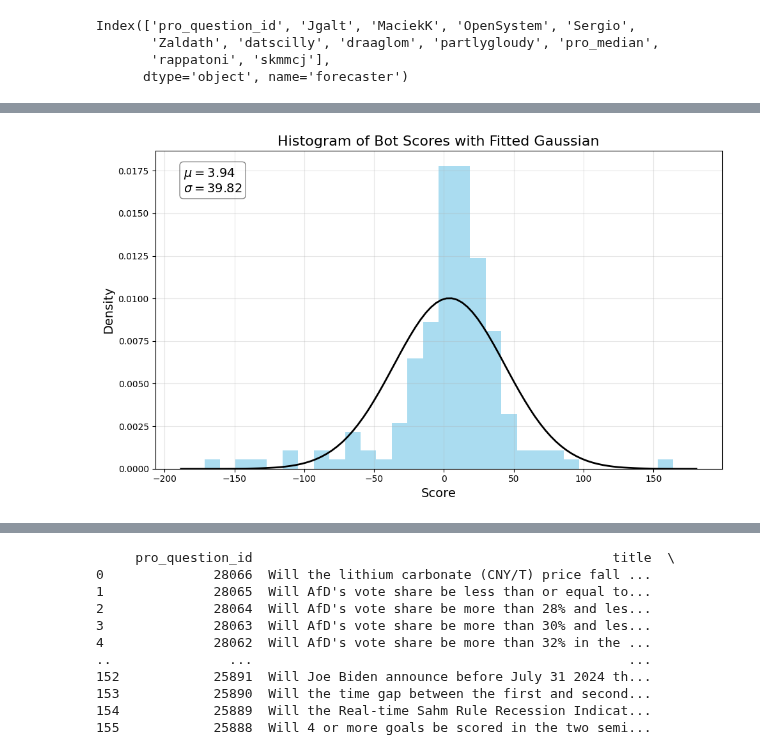
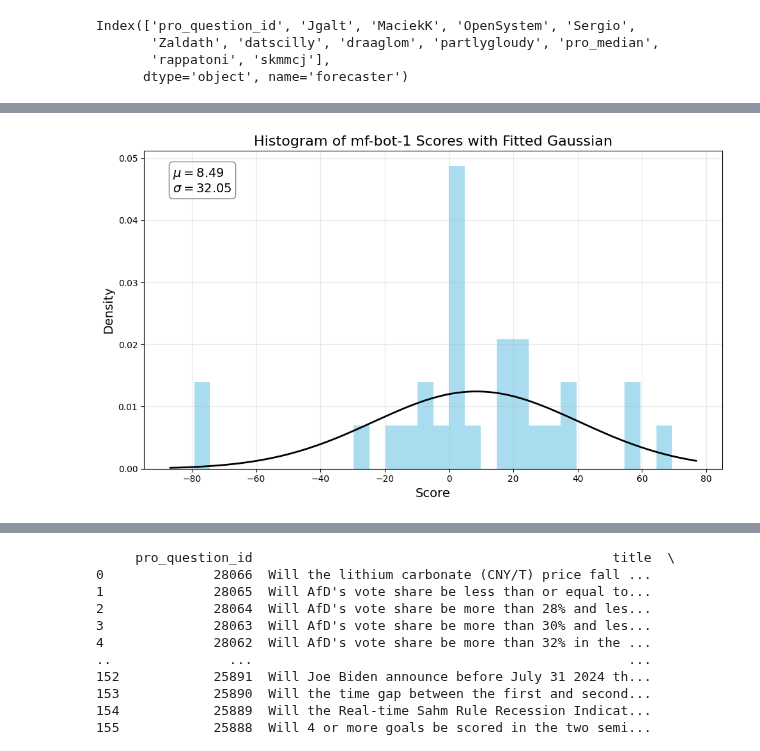
Before and after one commit to Metaculus/aib-analysis, a Jupyter notebook: Copy_of_AI_BENCHMARKING_LEADERBOARDS.ipynb, the cells around one changed output, grey strips where cells are left out. Cells and saved outputs as stored; diff of their text form; code cells hidden in the pictures.

```diff
--- a/Copy_of_AI_BENCHMARKING_LEADERBOARDS.ipynb
+++ b/Copy_of_AI_BENCHMARKING_LEADERBOARDS.ipynb
@@ -248,6 +135,8 @@ result.head()
 ## BOTS
 
 df_bot_scores = pd.read_csv('scores/bots_score_data.csv')
+# IMPORTANT: ONLY KEEP THE QUESTIONS IN DF_PRO_BOT_RESOLVED_QUESTIONS
+df_bot_scores = df_bot_scores[df_bot_scores['question_id'].isin(df_pro_bot_resolved_questions['bot_question_id'])]
 
 # BASELINE
 df_bot_baseline = df_bot_scores[df_bot_scores['score_type'] == 'baseline']
@@ -255,24 +144,27 @@ df_bot_baseline = df_bot_scores[df_bot_scores['score_type'] == 'baseline']
 # Take the LAST score for each (forecaster, question_id) pair
 df_bot_baseline = df_bot_baseline.groupby(['question_id', 'forecaster']).last().reset_index()
 
-# PEER (TK: SPOT PEER)
-df_bot_peer = df_bot_scores[df_bot_scores['score_type'] == 'peer']
+# PEER
+df_bot_peer = df_bot_scores[df_bot_scores['score_type'] == 'spot_peer']
 
 # Take the LAST score for each (forecaster, question_id) pair
 df_bot_peer = df_bot_peer.groupby(['question_id', 'forecaster']).last().reset_index()
 
 ## PROS
 
-df_pros_scores = pd.read_csv('scores/pros_score_data.csv')
+df_pro_scores = pd.read_csv('scores/pros_score_data.csv')
+# IMPORTANT: ONLY KEEP THE QUESTIONS IN DF_PRO_BOT_RESOLVED_QUESTIONS
+df_pro_scores = df_pro_scores[df_pro_scores['question_id'].isin(df_pro_bot_resolved_questions['pro_question_id'])]
 
 # BASELINE
-df_pros_baseline = df_pros_scores[df_pros_scores['score_type'] == 'baseline']
+df_pro_baseline = df_pro_scores[df_pro_scores['score_type'] == 'baseline']
 
 # Take the LAST score for each (forecaster, question_id) pair
-df_pros_baseline = df_pros_baseline.groupby(['question_id', 'forecaster']).last().reset_index()
-df_pros_baseline_long = df_pros_baseline.copy()
+df_pro_baseline = df_pro_baseline.groupby(['question_id', 'forecaster']).last().reset_index()
+df_pro_baseline_long = df_pro_baseline.copy()
 
-df_pros_peer = df_pros_scores[df_pros_scores['score_type'] == 'peer']
+# NEVER USED
+df_pro_peer = df_pro_scores[df_pro_scores['score_type'] == 'spot_peer']
 
 # ADD THE BOT MEDIAN SPOT SCORE & REMOVE UNNECESSARY COLUMNS
 df_bot_baseline = df_bot_baseline[['question_id', 'question_title', 'question_weight', 'forecaster', 'score', 'resolution']]
@@ -657,9 +573,3 @@ df_pro_forecasts.head()
 | 2 | 28943 | OpenSystem | Will the Liberal Democratic Party... | 2024-10-21 14:17:29.643258+00 | 120160 | 0.000000 | baseline | ... |
 | 3 | 28943 | Sergio | Will the Liberal Democratic Party... | 2024-10-21 14:17:29.643258+00 | 115725 | -11.980614 | baseline | ... |
 | 4 | 28943 | Zaldath | Will the Liberal Democratic Party... | 2024-10-21 14:17:29.643258+00 | 139161 | -40.019042 | baseline | ... |
-# %%
-# Make df_pro_bot_resolved_questions question_id columns numeric
-df_pro_bot_resolved_questions['pro_question_id'] = pd.to_numeric(df_pro_bot_resolved_questions['pro_question_id'], errors='coerce')
-df_pro_bot_resolved_questions['bot_question_id'] = pd.to_numeric(df_pro_bot_resolved_questions['bot_question_id'], errors='coerce')
-
-df_pro_bot_resolved_questions.head()
@@ -1080,15 +957,8 @@ df_W_leaderboard.sort_values(by='W_score', ascending=False).tail(30)
 # %%
-# Cast bot question id to int64 (why is it not already?)
-df_pro_bot_resolved_questions['bot_question_id'] = df_pro_bot_resolved_questions['bot_question_id'].astype('Int64')
-df_bot_peer['bot_question_id'] = df_bot_peer['bot_question_id'].astype('Int64')
-
 # Join df_bot_peer with df_pro_bot_resolved_questions to get question weights
-df_bot_peer = pd.merge(
-    df_bot_peer,
+df_bot_peer_wide = pd.merge(
+    df_bot_peer_wide,
     df_pro_bot_resolved_questions[['bot_question_id', 'question_weight']],
     on='bot_question_id',
     how='left'
 )
-
-# Cast question_weight as numeric
-df_bot_peer['question_weight'] = pd.to_numeric(df_bot_peer['question_weight'], errors='coerce')
@@ -1172,37 +1052,40 @@ mf-bot-4         -0.674515   2.062     9.071622   -17.891816  26.071296
 
 # Extract the 'mf-bot-1' column and remove NaN values
 #scores = df_bot_vs_pro_peer['FJ_Researcher01+bot'].dropna()
-scores = df_bot_peer['mf-bot-1'].dropna()
+
+name = 'mf-bot-1'
+
+scores = df_bot_peer_wide[name].dropna()
 
 # Create the histogram
 plt.figure(figsize=(10, 6))
 n, bins, patches = plt.hist(scores, bins=30, density=True, alpha=0.7, color='skyblue')
 
 # Fit a normal distribution to the data
 mu, std = norm.fit(scores)
 
 # Plot the PDF of the fitted normal distribution
 xmin, xmax = plt.xlim()
 x = np.linspace(xmin, xmax, 100)
 p = norm.pdf(x, mu, std)
 plt.plot(x, p, 'k', linewidth=2)
 
 # Customize the plot
-plt.title("Histogram of Bot Scores with Fitted Gaussian", fontsize=16)
+plt.title(f"Histogram of {name} Scores with Fitted Gaussian", fontsize=16)
 plt.xlabel("Score", fontsize=14)
 plt.ylabel("Density", fontsize=14)
 
 # Add text box with distribution parameters
 textstr = f'$\mu={mu:.2f}$\n$\sigma={std:.2f}$'
 props = dict(boxstyle='round', facecolor='white', alpha=0.5)
 plt.text(0.05, 0.95, textstr, transform=plt.gca().transAxes, fontsize=14,
          verticalalignment='top', bbox=props)
 
 plt.grid(True, alpha=0.3)
 plt.tight_layout()
 plt.show()
 # %% [output]
-[figure, old version]
+[figure, new version]
 # %%
 # @title Bootstrapping
 
```
Also changed, not shown: parts of 48 cells of this notebook.
